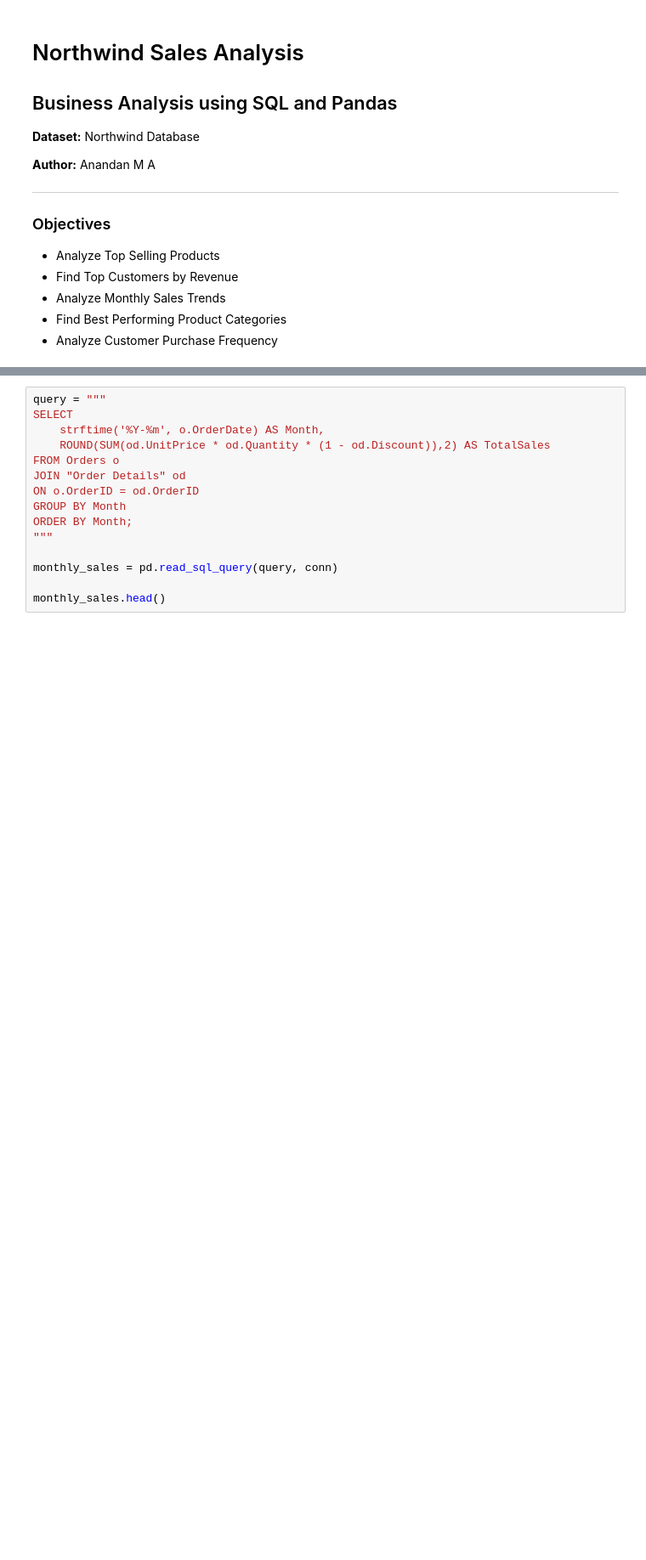
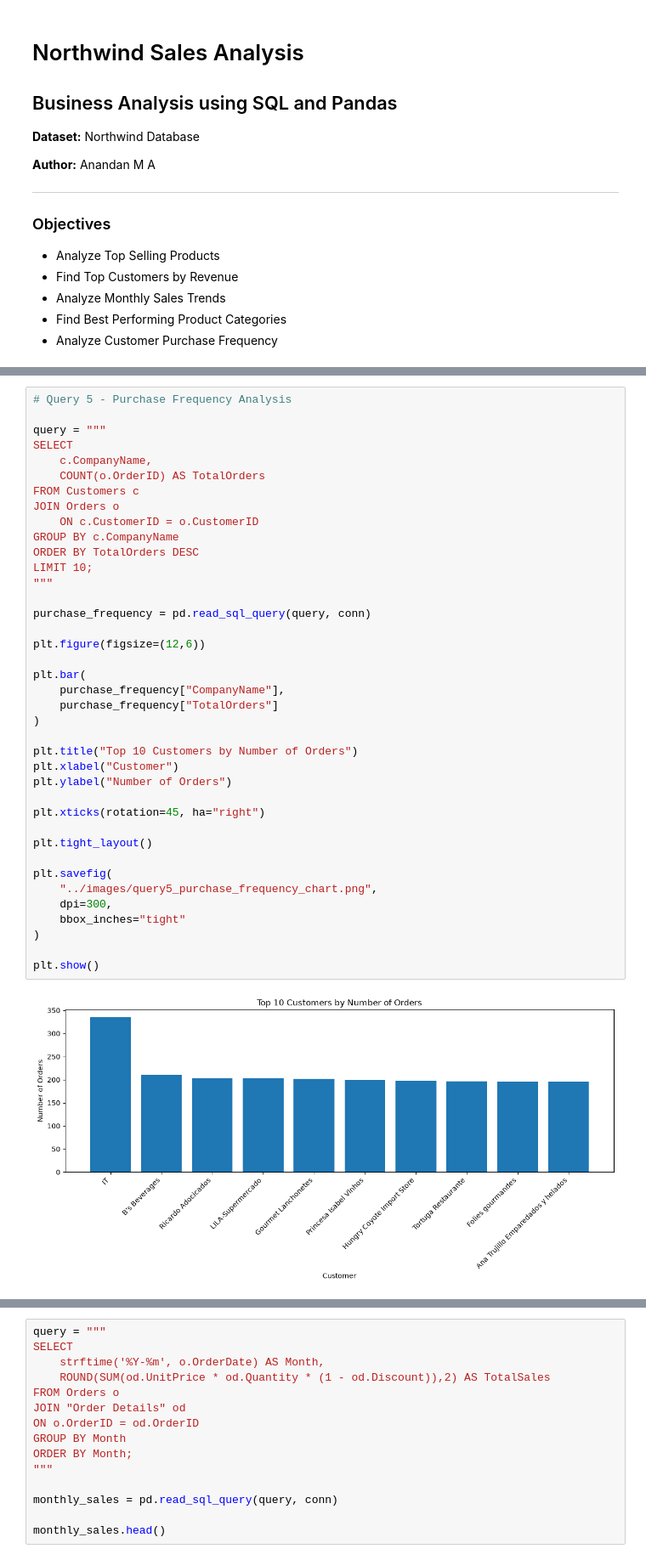
Before and after one commit to 2021Anandan/Epochs-Bootcamp-2026, a Jupyter notebook: Day02/notebooks/analysis.ipynb, the cells around one changed output, grey strips where cells are left out. Shown at 85% size. Drawn from its saved outputs; the diff is of its cells as text; blank space fills up the shorter version.

Commit message:
Update Day02 analysis notebook

```diff
--- a/Day02/notebooks/analysis.ipynb
+++ b/Day02/notebooks/analysis.ipynb
@@ -96,3 +250,44 @@ ModuleNotFoundError: No module named 'matplotlib'
+# %%
+# Query 5 - Purchase Frequency Analysis
+
+query = """
+SELECT
+    c.CompanyName,
+    COUNT(o.OrderID) AS TotalOrders
+FROM Customers c
+JOIN Orders o
+    ON c.CustomerID = o.CustomerID
+GROUP BY c.CompanyName
+ORDER BY TotalOrders DESC
+LIMIT 10;
+"""
+
+purchase_frequency = pd.read_sql_query(query, conn)
+
+plt.figure(figsize=(12,6))
+
+plt.bar(
+    purchase_frequency["CompanyName"],
+    purchase_frequency["TotalOrders"]
+)
+
+plt.title("Top 10 Customers by Number of Orders")
+plt.xlabel("Customer")
+plt.ylabel("Number of Orders")
+
+plt.xticks(rotation=45, ha="right")
+
+plt.tight_layout()
+
+plt.savefig(
+    "../images/query5_purchase_frequency_chart.png",
+    dpi=300,
+    bbox_inches="tight"
+)
+
+plt.show()
+# %% [output]
+[figure, added]
 # %%
 import matplotlib.pyplot as plt
 
```
Also changed, not shown: parts of 15 cells of this notebook.
